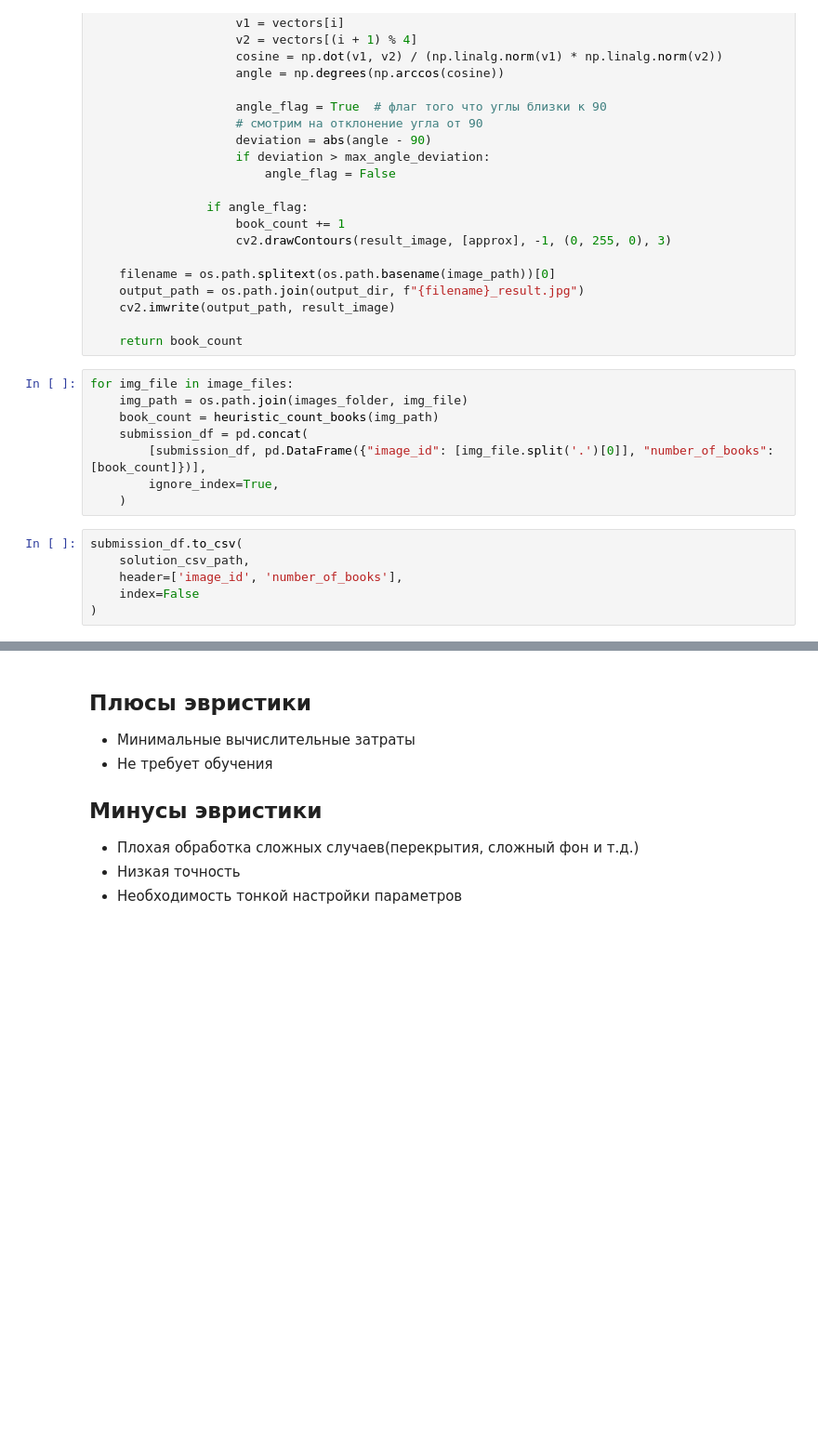
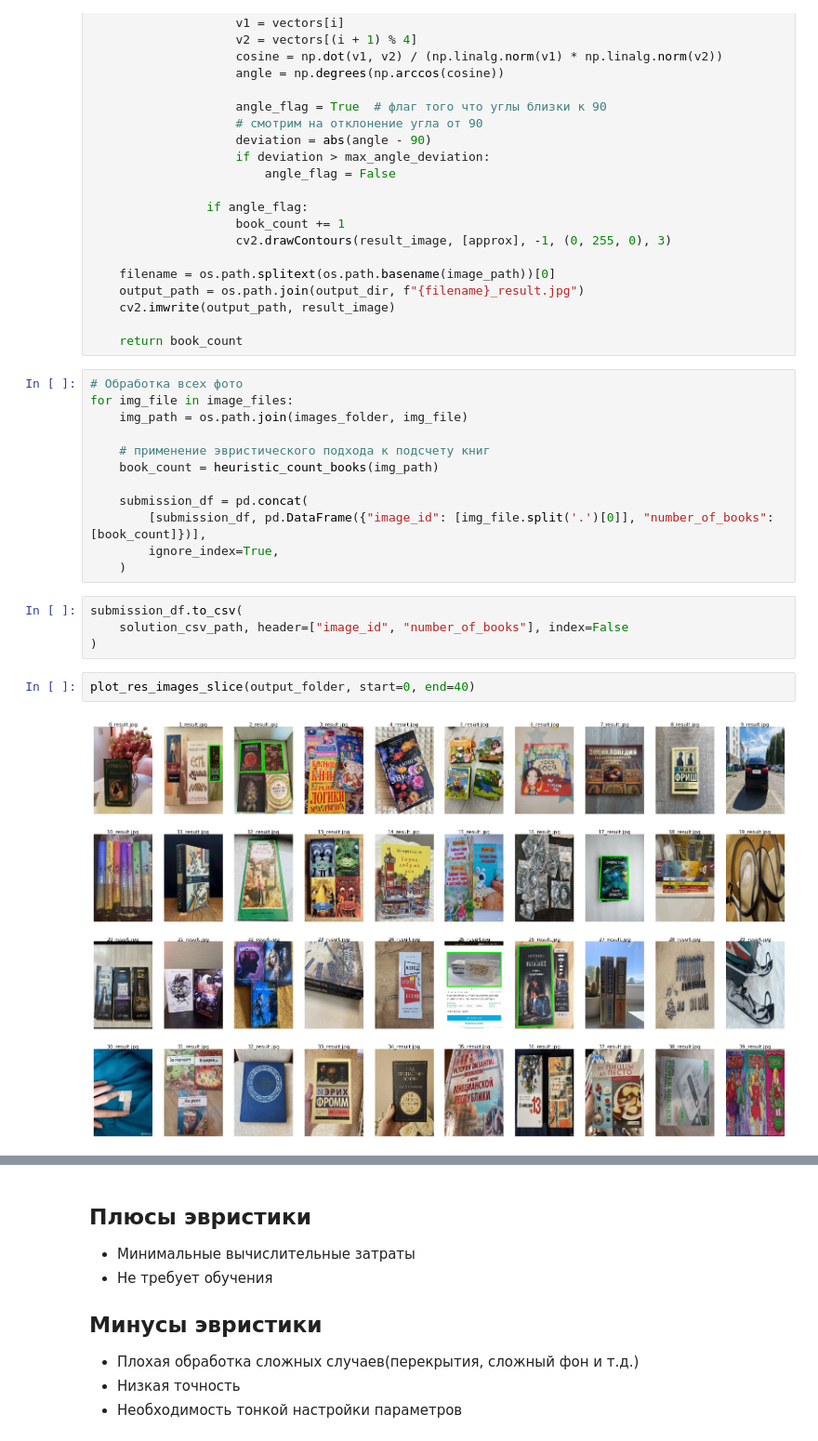
Before and after one commit to adpakw/book_counter, a Jupyter notebook: nbs/heuristic.ipynb, the cells around one changed output, grey strips where cells are left out. Shown at 93% size. Drawn from its saved outputs; the diff is of its cells as text; blank space fills up the shorter version.

```diff
--- a/nbs/heuristic.ipynb
+++ b/nbs/heuristic.ipynb
@@ -114,19 +115,25 @@ def heuristic_count_books(
 
     return book_count
 # %%
+# Обработка всех фото
 for img_file in image_files:
     img_path = os.path.join(images_folder, img_file)
+
+    # применение эвристического подхода к подсчету книг
     book_count = heuristic_count_books(img_path)
+
     submission_df = pd.concat(
         [submission_df, pd.DataFrame({"image_id": [img_file.split('.')[0]], "number_of_books": [book_count]})],
         ignore_index=True,
     )
 # %%
 submission_df.to_csv(
-    solution_csv_path,
-    header=['image_id', 'number_of_books'],
-    index=False
+    solution_csv_path, header=["image_id", "number_of_books"], index=False
 )
+# %%
+plot_res_images_slice(output_folder, start=0, end=40)
+# %% [output]
+[figure, added]
 # %% [markdown]
 ## Пример работы
 
```
Also changed, not shown: parts of 1 cell of this notebook, 6 other files.
